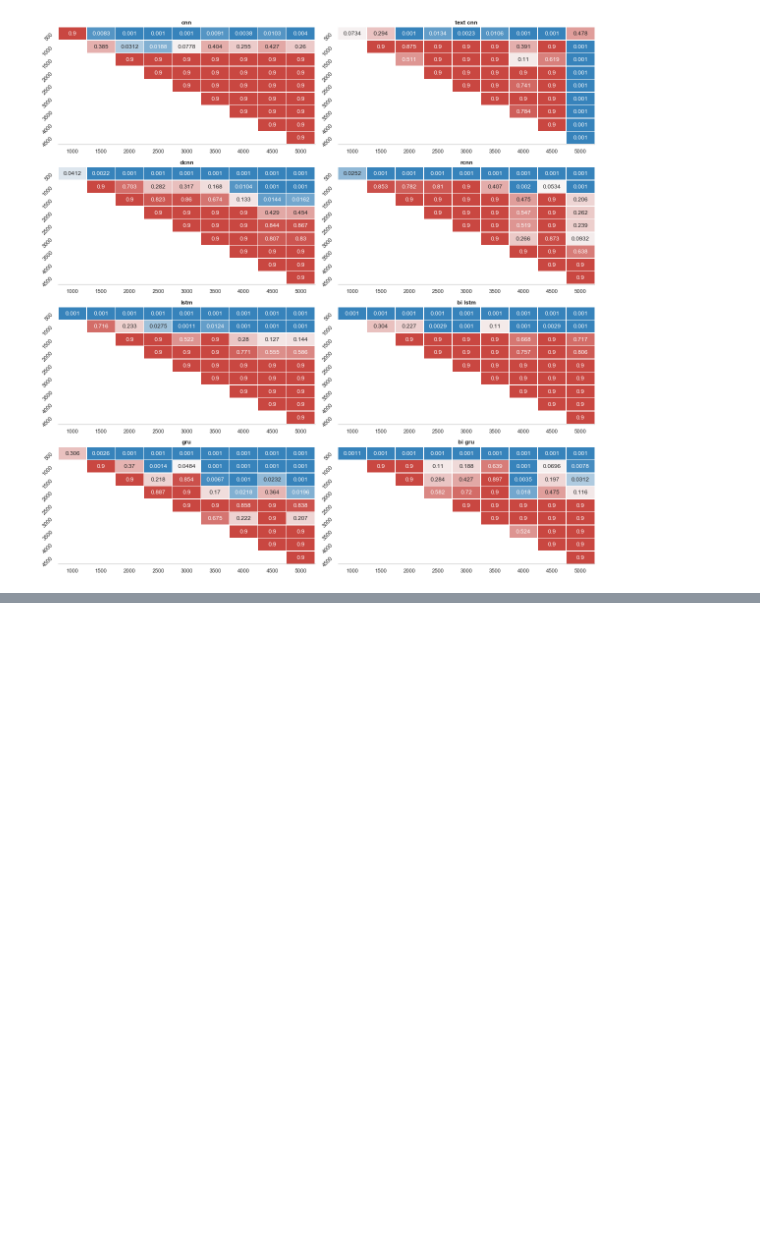
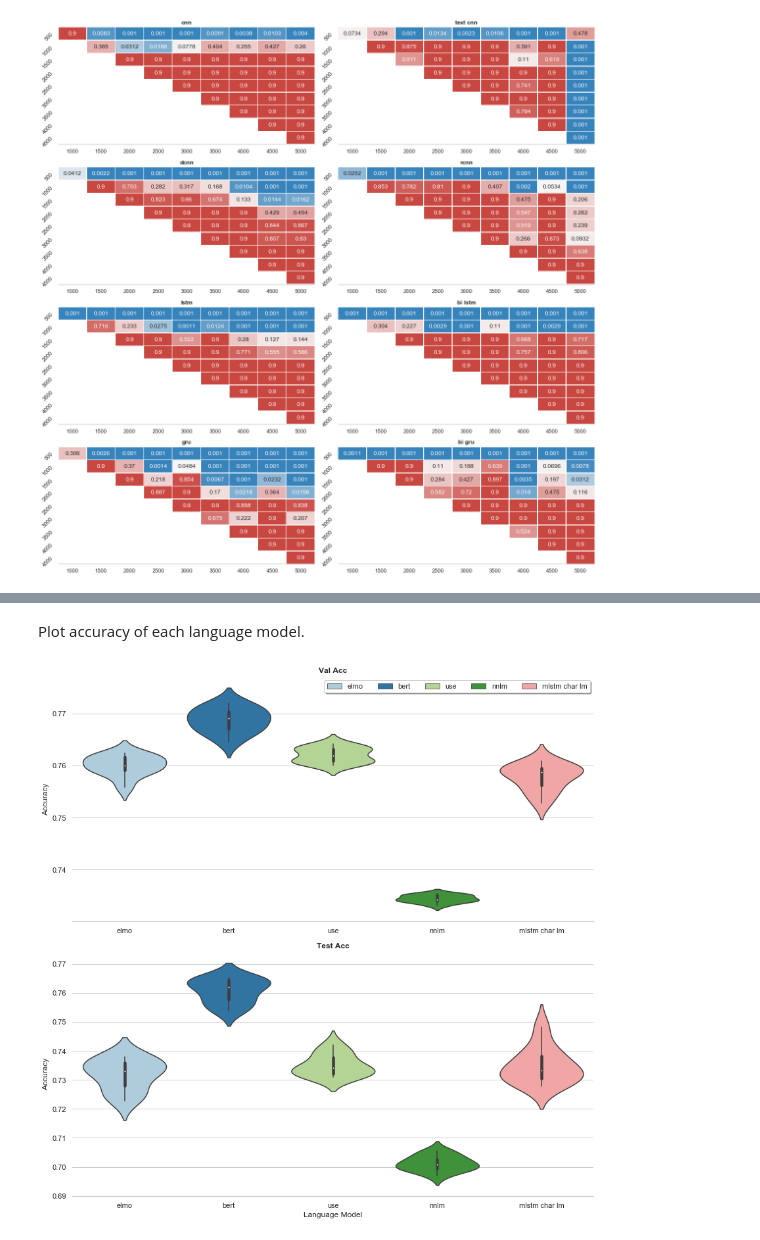
Before and after one commit to NathanDuran/Sentence-Encoding-for-DA-Classification, a Jupyter notebook: data_processing/results.ipynb, the cells around one changed output, grey strips where cells are left out. Saved outputs shown, nothing was run; the diff lists cells and outputs as text; code cells hidden in the pictures; blank space fills up the shorter version.

```diff
--- a/data_processing/results.ipynb
+++ b/data_processing/results.ipynb
@@ -146,0 +410,16 @@ g, fig = plot_facetgrid(tukey_frame, x='group1', y='group2', hue='p-value', col=
+# %%
+# Name of the experiment parameter for comparison
+exp_param = 'embedding_type'
+
+# Load language models experiment data
+lm_data = load_dataframe(os.path.join(task_name, 'language_models', 'language_models' +'_data.csv'))
+lm_mean_data = load_dataframe(os.path.join(task_name, 'language_models', 'language_models' +'_mean_data.csv'))
+
+# Get the max values for each model
+lm_data_max = get_max(lm_mean_data, exp_param)
+lm_data_max.drop(['val_embedding_type', 'test_embedding_type'], axis=1, inplace=True)
+print("Best validation accuracy in mean data:")
+print(lm_data_max.loc[[lm_data_max['val_acc'].idxmax()], ['model_name', 'val_acc']])
+print("Best test accuracy in mean data:")
+print(lm_data_max.loc[[lm_data_max['test_acc'].idxmax()], ['model_name', 'test_acc', 'f1_micro']])
+lm_data_max
@@ -146,0 +439,20 @@ g, fig = plot_facetgrid(tukey_frame, x='group1', y='group2', hue='p-value', col=
+# %% [markdown]
+Plot accuracy of each language model.
+# %%
+# TODO remove test data
+# Get test and validation accuracy for each model
+lm_acc_data = lm_data.drop(lm_data.columns.difference(['model_name', exp_param, 'val_acc', 'test_acc']), axis=1)
+lm_acc_data = lm_acc_data.rename(columns={'val_acc': 'Val Acc', 'test_acc': 'Test Acc'})
+lm_acc_data = lm_acc_data.melt(id_vars=['model_name', exp_param])
+
+# g, fig = plot_facetgrid(lm_acc_data, x="model_name", y="value", hue="model_name", col='variable', kind='bar',
+#                         title='', y_label='Accuracy', x_label='Language Model',
+#                         share_y=True, num_col=1, show_bar_value=True, dodge=False, num_legend_col=5, legend_loc='best')
+
+g, fig = plot_facetgrid(lm_acc_data, x="model_name", y="value", hue="model_name", col='variable', kind='violin',
+                        num_legend_col=5, y_label='Accuracy', x_label='Language Model',
+                        share_y=False, num_col=1, colour='Paired', dodge=False)
+
+# g.savefig(os.path.join(task_name, exp_param ,exp_param + '_accuracy.png'))
+# %% [output]
+[figure, added]
```
Also changed, not shown: parts of 22 cells of this notebook, 1 other file.
